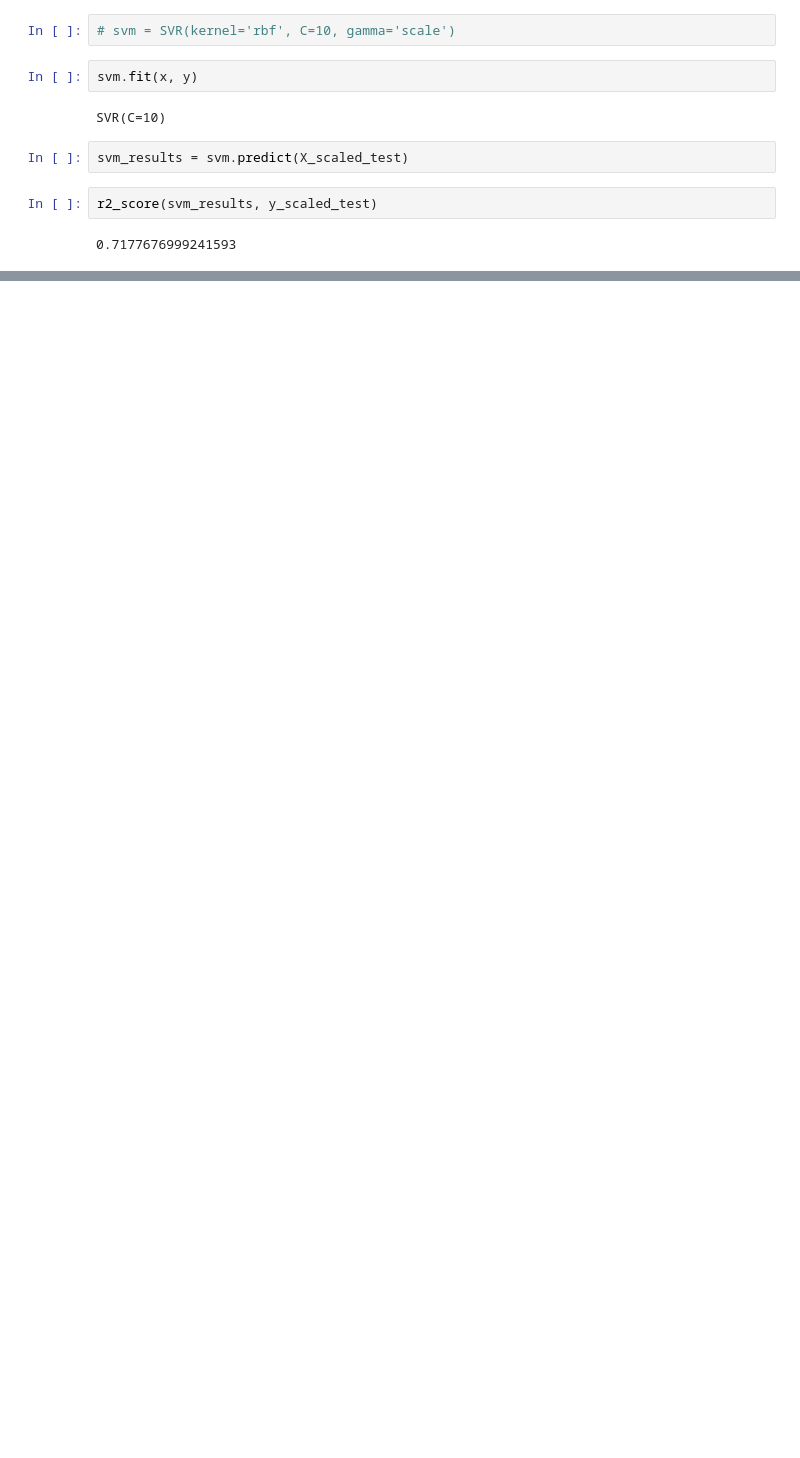
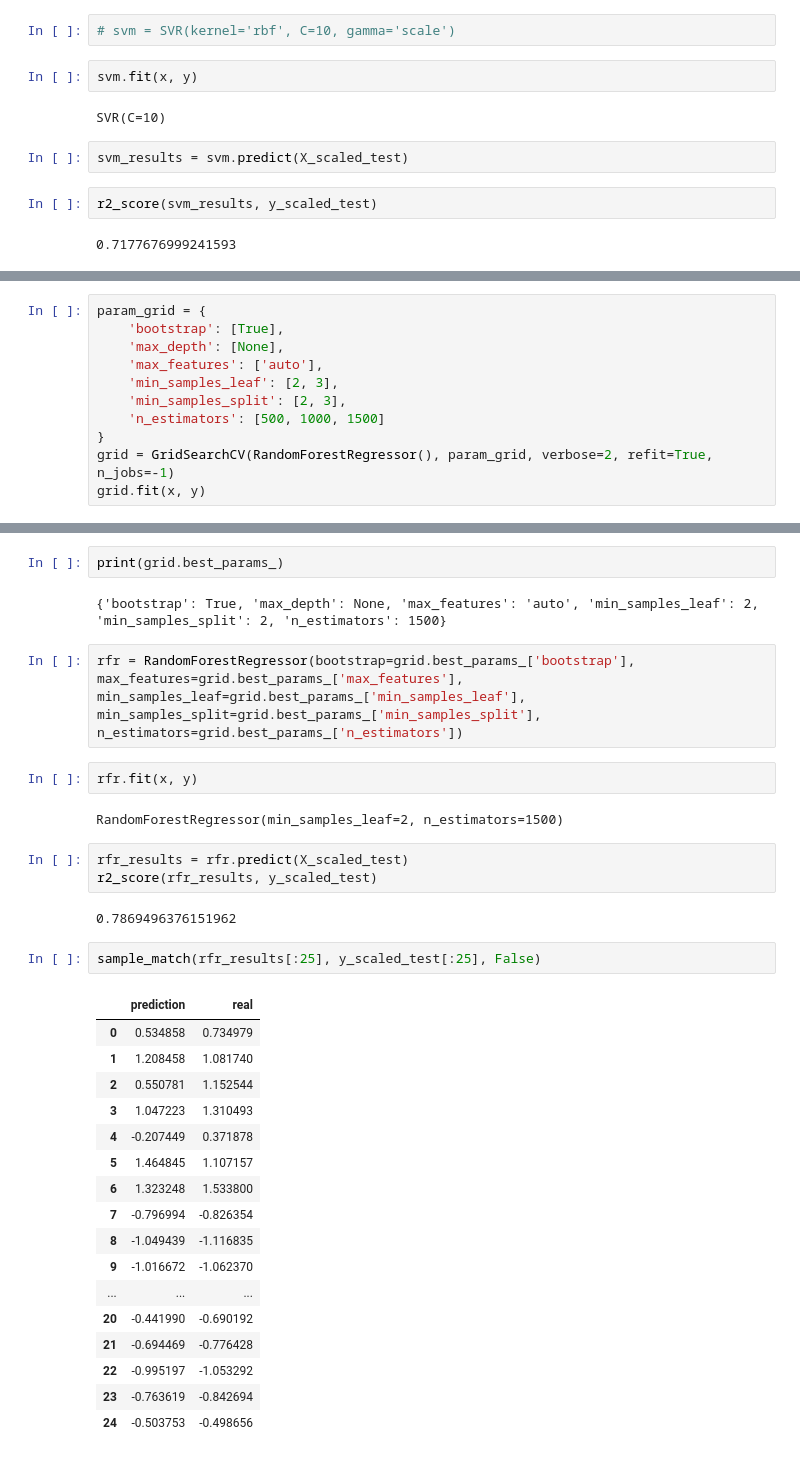
Before and after one commit to knoexus/swansea-M35-bddm, a Jupyter notebook: cw2/2023638.ipynb, the cells around one changed output, grey strips where cells are left out. Cells and saved outputs as stored; diff of their text form; blank space fills up the shorter version.

```diff
--- a/cw2/2023638.ipynb
+++ b/cw2/2023638.ipynb
@@ -406,0 +402,11 @@ for i, j in zip(svm_results[:20], y_scaled_test[:20]):
+# %%
+param_grid = {
+    'bootstrap': [True],
+    'max_depth': [None],
+    'max_features': ['auto'],
+    'min_samples_leaf': [2, 3],
+    'min_samples_split': [2, 3],
+    'n_estimators': [500, 1000, 1500]
+}
+grid = GridSearchCV(RandomForestRegressor(), param_grid, verbose=2, refit=True, n_jobs=-1)
+grid.fit(x, y)
@@ -406,0 +421,35 @@ for i, j in zip(svm_results[:20], y_scaled_test[:20]):
+# %%
+print(grid.best_params_)
+# %% [output]
+{'bootstrap': True, 'max_depth': None, 'max_features': 'auto', 'min_samples_leaf': 2, 'min_samples_split': 2, 'n_estimators': 1500}
+# %%
+rfr = RandomForestRegressor(bootstrap=grid.best_params_['bootstrap'], max_features=grid.best_params_['max_features'], min_samples_leaf=grid.best_params_['min_samples_leaf'], min_samples_split=grid.best_params_['min_samples_split'], n_estimators=grid.best_params_['n_estimators'])
+# %%
+rfr.fit(x, y)
+# %% [output]
+RandomForestRegressor(min_samples_leaf=2, n_estimators=1500)
+# %%
+rfr_results = rfr.predict(X_scaled_test)
+r2_score(rfr_results, y_scaled_test)
+# %% [output]
+0.7869496376151962
+# %%
+sample_match(rfr_results[:25], y_scaled_test[:25], False)
+# %% [output]
+|  | prediction | real |
+| 0 | 0.534858 | 0.734979 |
+| 1 | 1.208458 | 1.081740 |
+| 2 | 0.550781 | 1.152544 |
+| 3 | 1.047223 | 1.310493 |
+| 4 | -0.207449 | 0.371878 |
+| 5 | 1.464845 | 1.107157 |
+| 6 | 1.323248 | 1.533800 |
+| 7 | -0.796994 | -0.826354 |
+| 8 | -1.049439 | -1.116835 |
+| 9 | -1.016672 | -1.062370 |
+| ... | ... | ... |
+| 20 | -0.441990 | -0.690192 |
+| 21 | -0.694469 | -0.776428 |
+| 22 | -0.995197 | -1.053292 |
+| 23 | -0.763619 | -0.842694 |
+| 24 | -0.503753 | -0.498656 |
```
Also changed, not shown: parts of 11 cells of this notebook.
